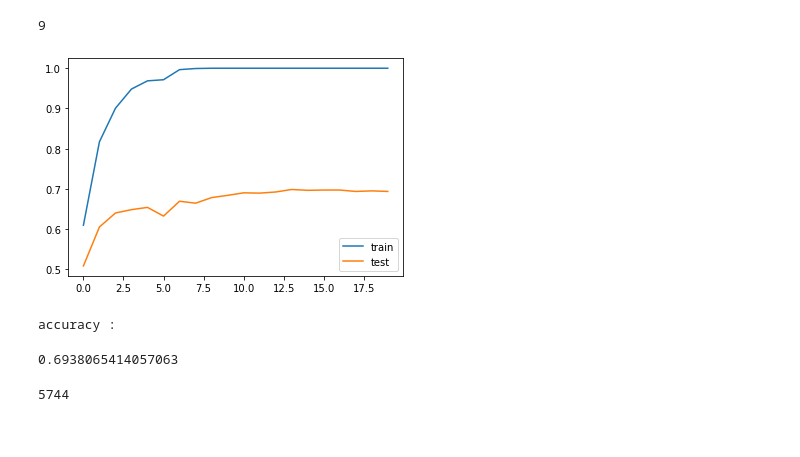
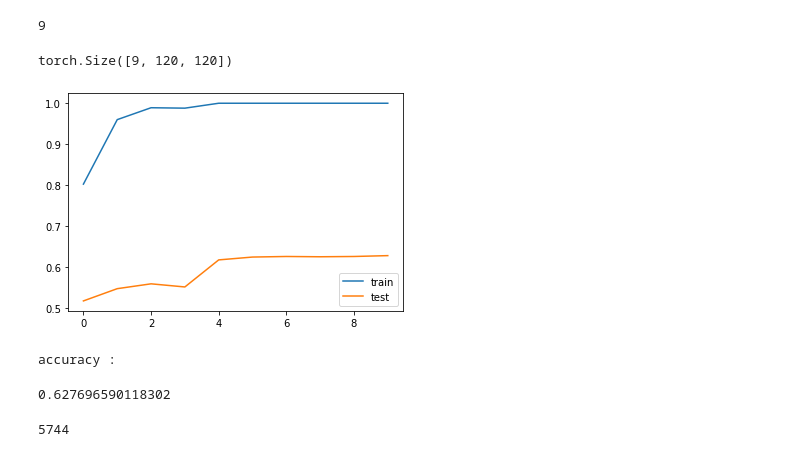
Before and after one commit to xavitator/modal_landscape, a Jupyter notebook: modal_cuda_200.ipynb, the cells around one changed output. Cells and saved outputs as stored; diff of their text form; code cells hidden in the pictures.

```diff
--- a/modal_cuda_200.ipynb
+++ b/modal_cuda_200.ipynb
@@ -41,23 +44,25 @@ def image_to_numpy(image) :
 list_images = []
 list_labels = []
 
-id_courrant =""
-for image_path in tqdm(glob.glob("trans200/*.png")):
-    image = imread(image_path)
+list_path = set()
 
-    image = image_to_numpy(image)
+path_imgs = "trans200/"
+
+def select_unique_imgs():
+    for image_path in tqdm_notebook(glob.glob(path_imgs + "*.png")):
+        label = image_path.find('l')
+        couche = image_path.find('c')
+
+        id_image = image_path[:couche]
+        label_image = int(image_path[label+1:couche])
+        list_path.add((id_image, label_image))
 
 
-    debut = 9
-    label = image_path.find('l')
-    couche = image_path.find('c')
 
-    id_image = image_path[debut:couche]
-    label_image = int(image_path[label+1:couche])
 
-    if id_image == id_courrant :
-        list_images[-1].append(image)
-    else :
-        id_courrant = id_image
-        list_labels.append(label_image)
-        list_images.append([image])
+def load_pictures(data_files):
+    with multiprocessing.Pool() as p :
+        res = list(tqdm.tqdm(p.imap(load_image.load_img_from_path, data_files), total=len(data_files)))
+    for lot_lab, lot_img in tqdm.tqdm(res, total=len(res)):
+        list_images.append(lot_img)
+        list_labels.append(lot_lab)
@@ -139,6 +152,10 @@ def list_to_torch(list_images, list_labels) :
     return train_set, test_set
 # %%
 train_set, test_set = list_to_torch(list_images, nouv_list_labels)
+# %%
+print(train_set[0][0].shape)
+# %% [output]
+torch.Size([9, 120, 120])
 # %%
 def train_epoch(net, train_set, opt, criterion, batch_size):
     net.train()
@@ -170,8 +187,8 @@ class Net(nn.Module):
     def __init__(self,size,deep_in, num_classes, deep_intern=36):
         super(Net, self).__init__()
         self.conv1 = nn.Conv2d(deep_in,18,5,1,2)
-        self.conv2 = nn.Conv2d(18,deep_intern,3,2,1)
-        self.fc = nn.Linear(size*size*deep_intern//64,num_classes)
+        self.conv2 = nn.Conv2d(18,deep_intern,3,1,1)
+        self.fc = nn.Linear(size*size*deep_intern//16,num_classes)
         self.size = size
         self.num_classes=num_classes
         self.deep_intern = deep_intern
@@ -179,7 +196,7 @@ class Net(nn.Module):
     def forward(self, x):
         x = nn.MaxPool2d(2,None,0)(F.tanh(self.conv1(x)))
         x = nn.MaxPool2d(2,None,0)(F.tanh(self.conv2(x)))
-        x = x.view(-1,self.size*self.size*self.deep_intern//64)
+        x = x.view(-1,self.size*self.size*self.deep_intern//16)
         x = self.fc(x)
         return x
 # %%
@@ -191,37 +208,37 @@ def init_weights_xavier(m):
     if type(m) == nn.Linear:
       xavier(m.weight)
 # %%
-epochs = 20
+epochs = 10
 criterion = nn.CrossEntropyLoss()
 
 net = Net(size, deep, num_classes).cuda()
 
 net.apply(init_weights_xavier)
 
 
 opt = torch.optim.Adam(net.parameters(),lr=1e-3,betas=(0.9, 0.999),eps=1e-08)
 
 compteur = 0
 
 preci_train = []
 preci_test = []
 
 for i in tnrange(epochs) :
-    train_epoch(net, train_set, opt, criterion, batch_size=100)
+    train_epoch(net, train_set, opt, criterion, batch_size=25)
     preci_train.append(accuracy(net, train_set))
     preci_test.append(accuracy(net, test_set))
 
 plt.plot(range(len(preci_train)), preci_train, label = "train")
 plt.plot(range(len(preci_test)), preci_test, label = "test")
 plt.legend()
 plt.show()
 
 print("accuracy :")
 accuracy(net, test_set)
 # %% [output]
-[figure, old version]
+[figure, new version]
 accuracy :
-0.6938065414057063
+0.627696590118302
 # %%
 print(len(train_set))
 # %% [output]
```
Also changed, not shown: parts of 10 cells of this notebook, 23 other files.
